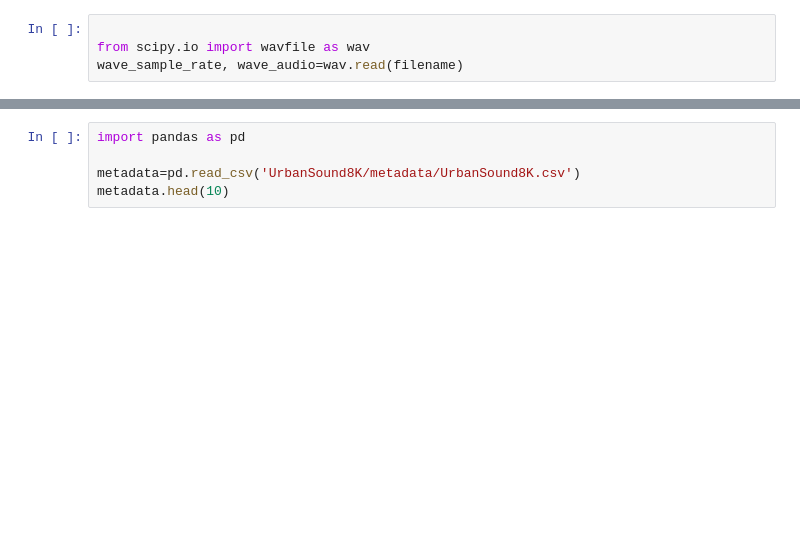
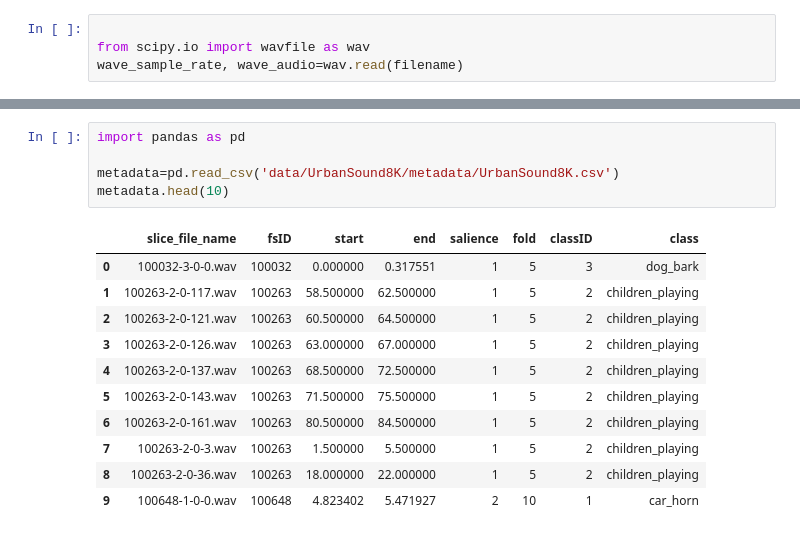
Before and after one commit to yash-raj202134/Audio-classification, a Jupyter notebook: audio_classification_EDA.ipynb, the cells around one changed output, grey strips where cells are left out. Drawn from its saved outputs; the diff is of its cells as text; blank space fills up the shorter version.

```diff
--- a/audio_classification_EDA.ipynb
+++ b/audio_classification_EDA.ipynb
@@ -58,8 +116,20 @@ data
 # %%
 import pandas as pd
 
-metadata=pd.read_csv('UrbanSound8K/metadata/UrbanSound8K.csv')
+metadata=pd.read_csv('data/UrbanSound8K/metadata/UrbanSound8K.csv')
 metadata.head(10)
+# %% [output]
+|  | slice_file_name | fsID | start | end | salience | fold | classID | class |
+| 0 | 100032-3-0-0.wav | 100032 | 0.000000 | 0.317551 | 1 | 5 | 3 | dog_bark |
+| 1 | 100263-2-0-117.wav | 100263 | 58.500000 | 62.500000 | 1 | 5 | 2 | children_playing |
+| 2 | 100263-2-0-121.wav | 100263 | 60.500000 | 64.500000 | 1 | 5 | 2 | children_playing |
+| 3 | 100263-2-0-126.wav | 100263 | 63.000000 | 67.000000 | 1 | 5 | 2 | children_playing |
+| 4 | 100263-2-0-137.wav | 100263 | 68.500000 | 72.500000 | 1 | 5 | 2 | children_playing |
+| 5 | 100263-2-0-143.wav | 100263 | 71.500000 | 75.500000 | 1 | 5 | 2 | children_playing |
+| 6 | 100263-2-0-161.wav | 100263 | 80.500000 | 84.500000 | 1 | 5 | 2 | children_playing |
+| 7 | 100263-2-0-3.wav | 100263 | 1.500000 | 5.500000 | 1 | 5 | 2 | children_playing |
+| 8 | 100263-2-0-36.wav | 100263 | 18.000000 | 22.000000 | 1 | 5 | 2 | children_playing |
+| 9 | 100648-1-0-0.wav | 100648 | 4.823402 | 5.471927 | 2 | 10 | 1 | car_horn |
 # %%
 ### Check whether the dataset is imbalanced
 metadata['class'].value_counts()
```
Also changed, not shown: parts of 17 cells of this notebook, 1 other file.
